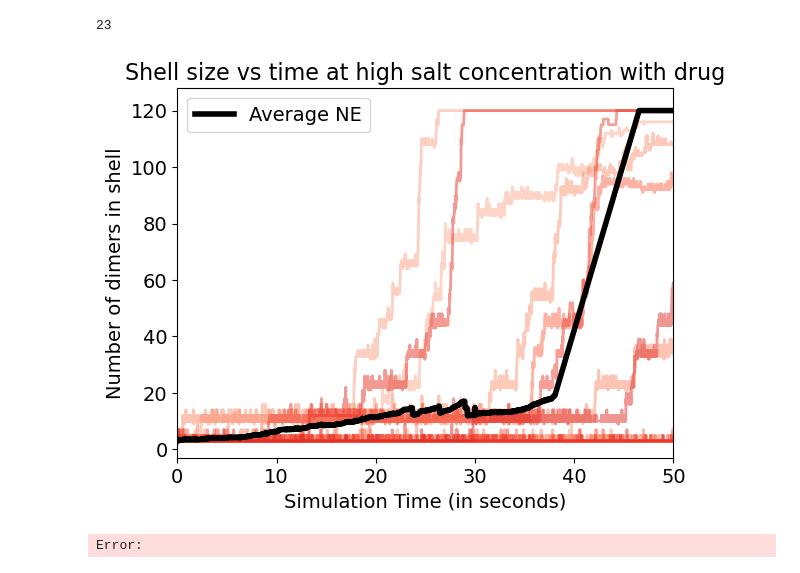
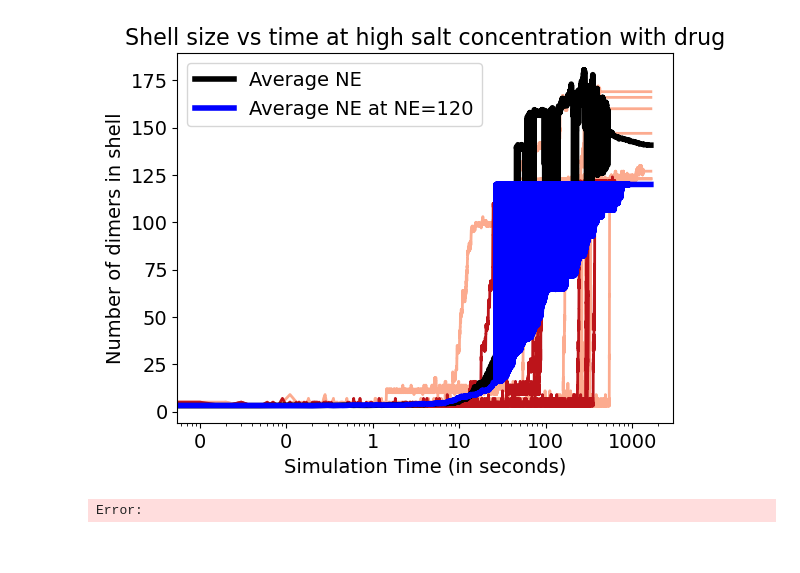
Before and after one commit to pradhansmriti/notebooks_kmc_paper, a Jupyter notebook: time_avg_highwdrug.ipynb, the cells around one changed output. Cells and saved outputs as stored; diff of their text form; code cells hidden in the pictures.

```diff
--- a/time_avg_highwdrug.ipynb
+++ b/time_avg_highwdrug.ipynb
@@ -21,0 +25,5 @@ highsalt_drug_files=glob.glob('/home/smriti/BigStorage/figs_movies_KMC/send_work
+# %%
+for file in highsalt_drug_files[0:10]:
+    df=pd.read_csv(file, usecols=['sweep','NE'])
+    ne_array=df['NE'].to_numpy()[-5:-1]
+    print(np.mean(ne_array))
@@ -66,4 +83,21 @@ for df in all_files_data:
+# %%
+all_files_data_new_t4=[]
+
+
+for df in all_files_data_t4:
+    if(df['sweep'].iloc[-1]<max_sweep):
+        df_extended=pd.DataFrame(columns=['sweep','NE'])
+        last_sweep=df['sweep'].iloc[-1]
+        df_extended['sweep']=np.arange(round(last_sweep,-2)+100,round(int(max_sweep),-2),100)
+        df_extended['NE']=120
+        df_new=pd.concat((df,df_extended),ignore_index=True)
+        all_files_data_new_t4.append(df_new)
+        del df_extended
+        del df_new
+    else:
+        all_files_data_new_t4.append(df)
+    del df
 # %%
-for df in all_files_data_new[0:10]:
+for df in all_files_data_new_nt4:
     plt.plot(df['sweep'], df['NE'], label='NE vs Sweep')
 # %% [output]
@@ -146,32 +168,40 @@ all_files_data_new[0].plot(x='sweep', y='NE', kind='line', alpha=1.0)
 # %%
 from IPython.display import clear_output
 clear_output(wait=True)
 import gc
 gc.collect()
 
-#df_avg=pd.read_csv('./average_traj_highsalt_wdrug.csv')
+df_avg_t4=pd.read_csv('./average_traj_highsalt_wdrug_t4.csv')
+df_avg_nt4=pd.read_csv('./average_traj_highsalt_wdrug_nott4.csv')
 #final_resultn=df_avg[df_avg['count']>20]
 markerarraystd=mpl.colormaps['Reds'](np.linspace(0.3,0.8,30))
 count=0
-for df in all_files_data_new[::2]:
-    plt.plot(df['sweep'], df['NE'], alpha=0.5, color=markerarraystd[count], linewidth=2,label=None)
+for df in all_files_data_new_nt4[0:10]:
+    plt.plot(df['sweep'], df['NE'], alpha=1.0, color=markerarraystd[0], linewidth=2,label=None)
     count+=1
-print(count)
-plt.xlim(0,5.0*10**6)
+count=0
+for df in all_files_data_new_t4[0:10]:
+    plt.plot(df['sweep'], df['NE'], alpha=1.0, color=markerarraystd[-1], linewidth=2,label=None)
+    count+=1
+
+
+#plt.xlim(0,5.0*10**6)
+plt.xscale('log')
 original_ticks = plt.xticks()[0]
 new_labels = [f"{int(tick*10**(-5))}" for tick in original_ticks]
 plt.xticks(ticks=original_ticks, labels=new_labels)
-plt.plot(final_resultn['Sweep'][::4], final_resultn['average_NE'][::4], color='black', linewidth=4, label='Average NE')
+
+plt.plot(df_avg_nt4['Sweep'][::5], df_avg_nt4['average_NE'][::5], color='black', linewidth=4, label='Average NE')
+plt.plot(df_avg_t4['Sweep'][::5], df_avg_t4['average_NE'][::5], color='blue', linewidth=4, label='Average NE at NE=120')
 plt.xlabel('Simulation Time (in seconds)',fontsize=14)
 plt.ylabel('Number of dimers in shell',fontsize=14)
 plt.xticks(fontsize=14)
 plt.yticks(fontsize=14)
 plt.title('Shell size vs time at high salt concentration with drug', fontsize=16)
 plt.legend(fontsize=14)
 plt.savefig('shell_size_vs_time_highsalt_wdrug_alternate.png', dpi=300, bbox_inches='tight')
 # %% [output]
-23
-[figure, old version]
+[figure, new version]
 # %%
 markerarraystd=mpl.colormaps['Reds'](np.linspace(0.3,0.8,150))
 count=0
```
Also changed, not shown: parts of 15 cells of this notebook, 5 other files.
